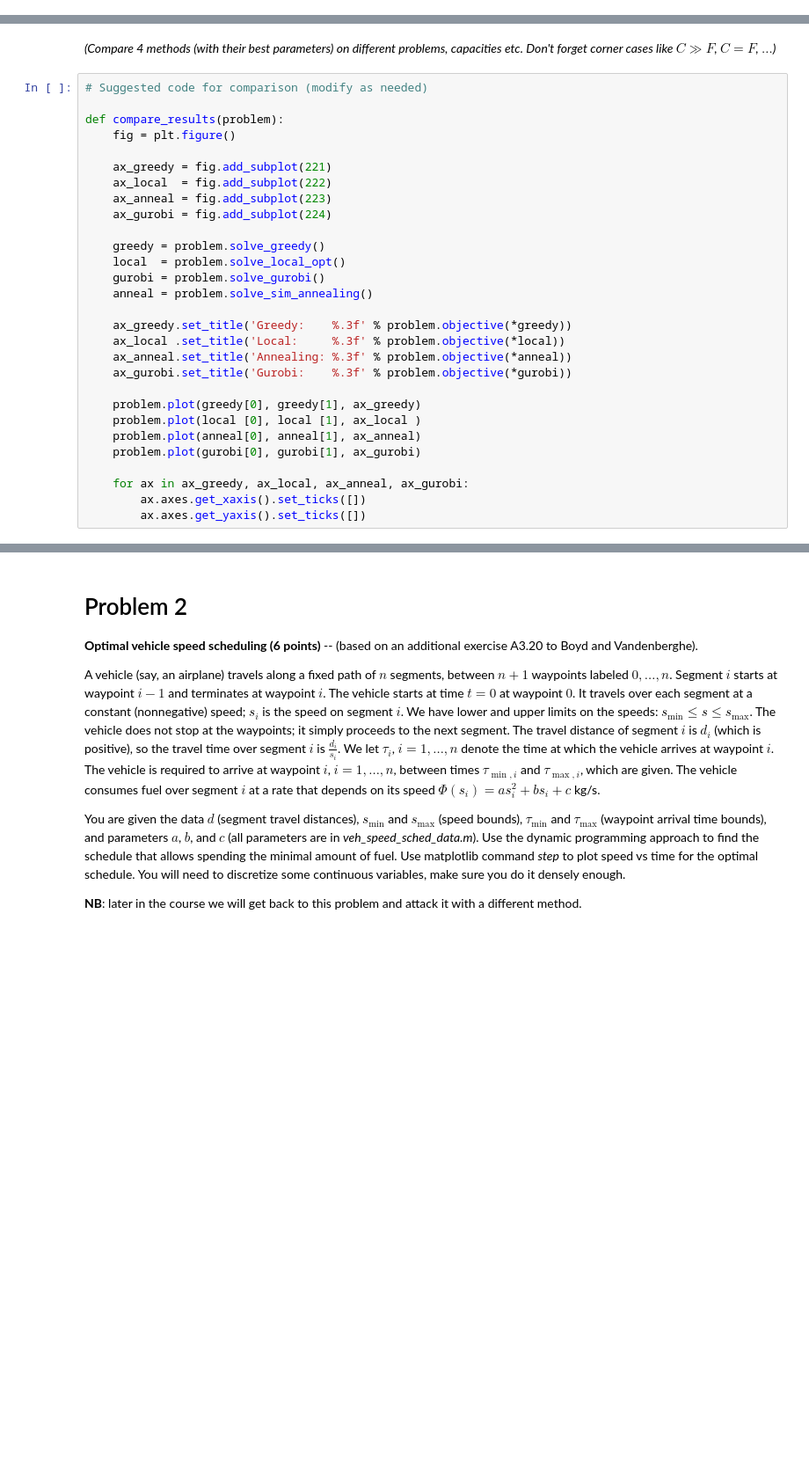
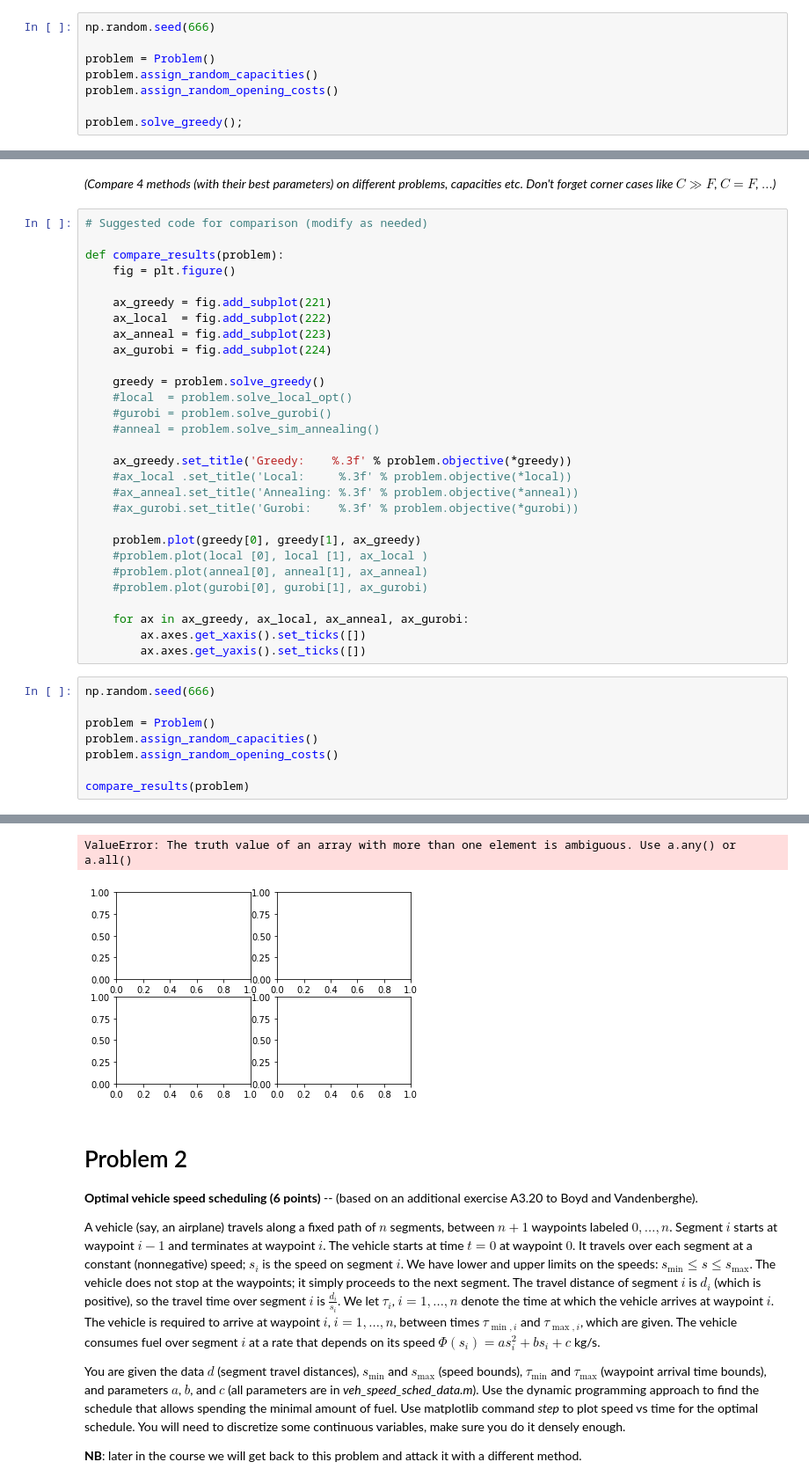
Before and after one commit to safoex/OptimizationMethods, a Jupyter notebook: 1/Assignment1.ipynb, the cells around one changed output, grey strips where cells are left out. Shown: that part at 88% size. Saved outputs shown, nothing was run; the diff lists cells and outputs as text; blank space fills up the shorter version.

Commit message:
greedy

```diff
--- a/1/Assignment1.ipynb
+++ b/1/Assignment1.ipynb
@@ -246,3 +254,11 @@ def solve_greedy(self):
     return y, assignments
 
 Problem.solve_greedy = solve_greedy
+# %%
+np.random.seed(666)
+
+problem = Problem()
+problem.assign_random_capacities()
+problem.assign_random_opening_costs()
+
+problem.solve_greedy();
@@ -285,20 +303,29 @@ def compare_results(problem):
     ax_gurobi = fig.add_subplot(224)
 
     greedy = problem.solve_greedy()
-    local  = problem.solve_local_opt()
-    gurobi = problem.solve_gurobi()
-    anneal = problem.solve_sim_annealing()
+    #local  = problem.solve_local_opt()
+    #gurobi = problem.solve_gurobi()
+    #anneal = problem.solve_sim_annealing()
 
     ax_greedy.set_title('Greedy:    %.3f' % problem.objective(*greedy))
-    ax_local .set_title('Local:     %.3f' % problem.objective(*local))
-    ax_anneal.set_title('Annealing: %.3f' % problem.objective(*anneal))
-    ax_gurobi.set_title('Gurobi:    %.3f' % problem.objective(*gurobi))
+    #ax_local .set_title('Local:     %.3f' % problem.objective(*local))
+    #ax_anneal.set_title('Annealing: %.3f' % problem.objective(*anneal))
+    #ax_gurobi.set_title('Gurobi:    %.3f' % problem.objective(*gurobi))
 
     problem.plot(greedy[0], greedy[1], ax_greedy)
-    problem.plot(local [0], local [1], ax_local )
-    problem.plot(anneal[0], anneal[1], ax_anneal)
-    problem.plot(gurobi[0], gurobi[1], ax_gurobi)
+    #problem.plot(local [0], local [1], ax_local )
+    #problem.plot(anneal[0], anneal[1], ax_anneal)
+    #problem.plot(gurobi[0], gurobi[1], ax_gurobi)
 
     for ax in ax_greedy, ax_local, ax_anneal, ax_gurobi:
         ax.axes.get_xaxis().set_ticks([])
         ax.axes.get_yaxis().set_ticks([])
+# %%
+np.random.seed(666)
+
+problem = Problem()
+problem.assign_random_capacities()
+problem.assign_random_opening_costs()
+
+compare_results(problem)
+# %% [output]
@@ -305,3 +349,5 @@ def compare_results(problem):
+ValueError: The truth value of an array with more than one element is ambiguous. Use a.any() or a.all()
+[figure, added]
 # %% [markdown]
 # Problem 2
 **Optimal vehicle speed scheduling (6 points)** -- (based on an additional exercise A3.20 to Boyd and Vandenberghe).
```
Also changed, not shown: parts of 4 cells of this notebook.
